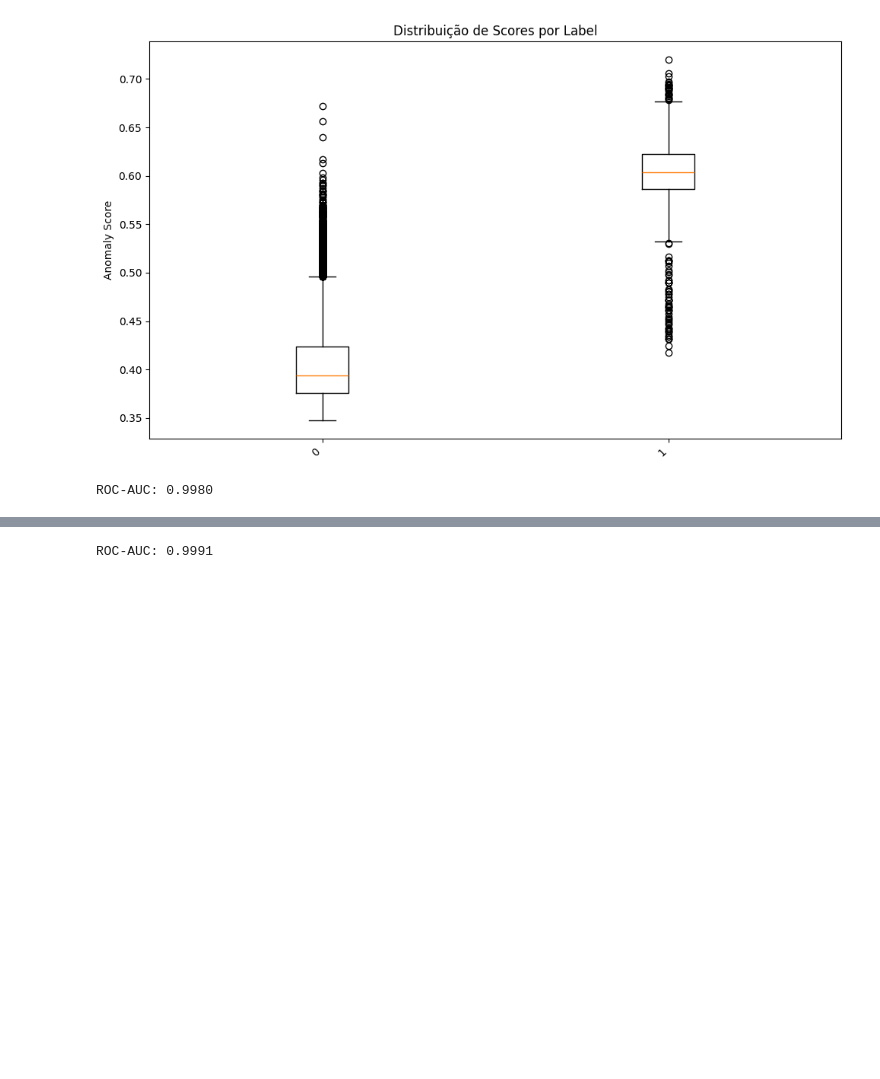
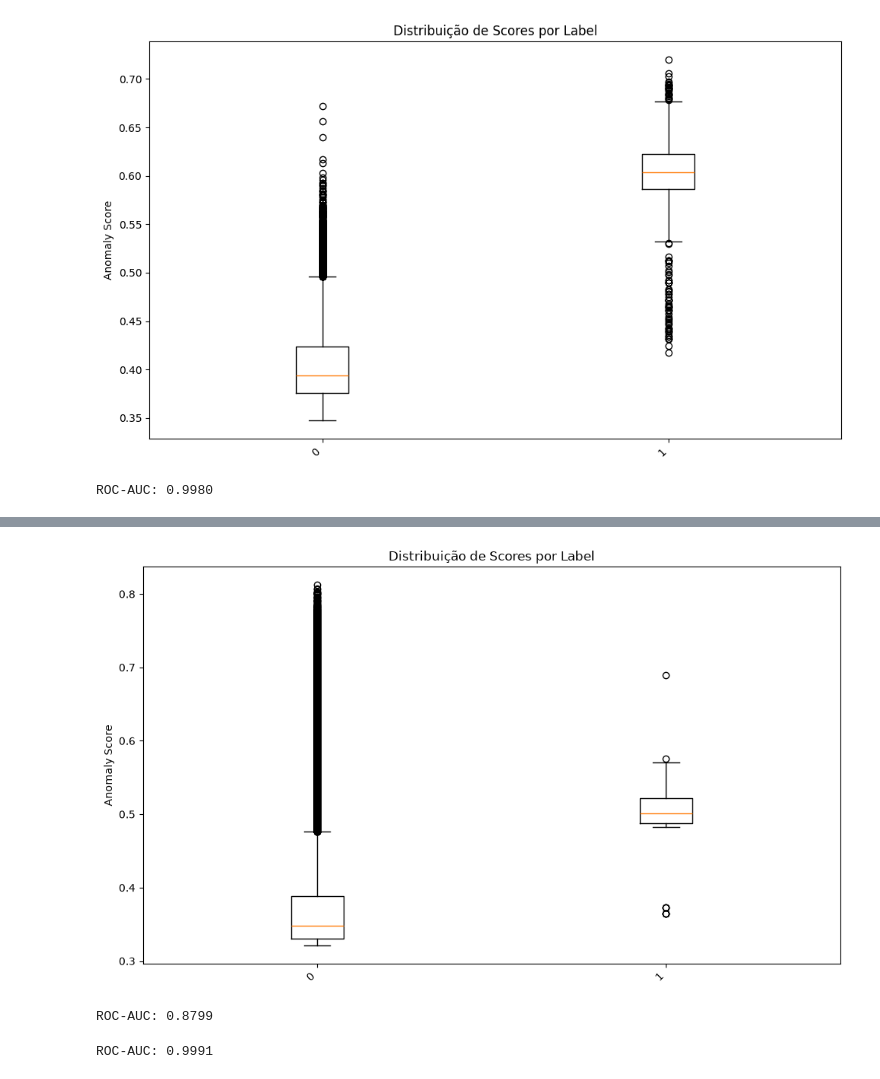
Before and after one commit to heigetter/Isolation_Tree, a Jupyter notebook: Isolation_Forest.ipynb, the cells around one changed output, grey strips where cells are left out. Saved outputs shown, nothing was run; the diff lists cells and outputs as text; code cells hidden in the pictures; blank space fills up the shorter version.

```diff
--- a/Isolation_Forest.ipynb
+++ b/Isolation_Forest.ipynb
@@ -264,3 +294,39 @@ ROC-AUC: 0.9980
+# %%
+from scipy.io import arff
+
+data, meta = arff.loadarff('datasets\php4nuAW9.arff')
+df_smtp = pd.DataFrame(data)
+
+df_smtp['Target'] = df_smtp['Target'].str.decode('utf-8')
+df_smtp['Target'] = df_smtp['Target'].apply(lambda x: 1 if x == 'Anomaly' else 0)
+
+X_smtp = df_smtp.drop(columns='Target').values.astype(int)
+# %%
+forest_smtp = isolation_forest(X_smtp, n=100, sample_size=256)
+
+scores_smtp = [anomaly_score(forest_smtp, x_smtp, sample_size=256) for x_smtp in X_smtp]
+# %%
+df_smtp['score'] = scores_smtp
+
+labels = sorted(df_smtp['Target'].unique())
+data_por_labels = [df_smtp[df_smtp['Target'] == l]['score'].values for l in labels]
+
+plt.figure(figsize=(10, 6))
+plt.boxplot(data_por_labels, tick_labels=labels)
+plt.xticks(rotation=45, ha='right')
+plt.ylabel('Anomaly Score')
+plt.title('Distribuição de Scores por Label')
+plt.tight_layout()
+plt.show()
+# %% [output]
+[figure, added]
+# %%
+y_true = (df_smtp['Target'] == 1).astype(int)
+
+auc = roc_auc_score(y_true, scores_smtp)
+print(f"ROC-AUC: {auc:.4f}")
+# %% [output]
+ROC-AUC: 0.8799
 # %%
 from sklearn.ensemble import IsolationForest
 
```
Also changed, not shown: parts of 41 cells of this notebook.
